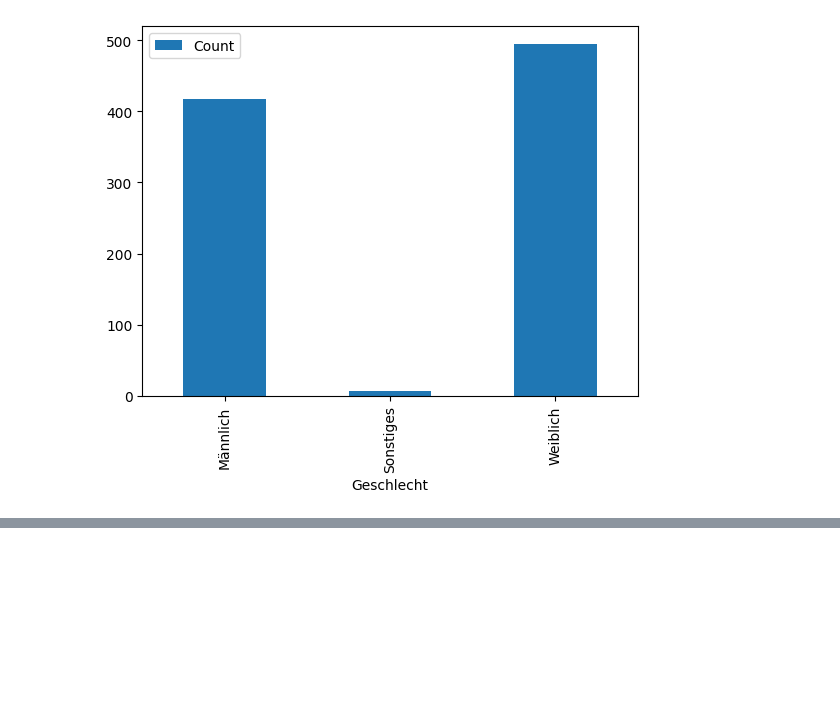
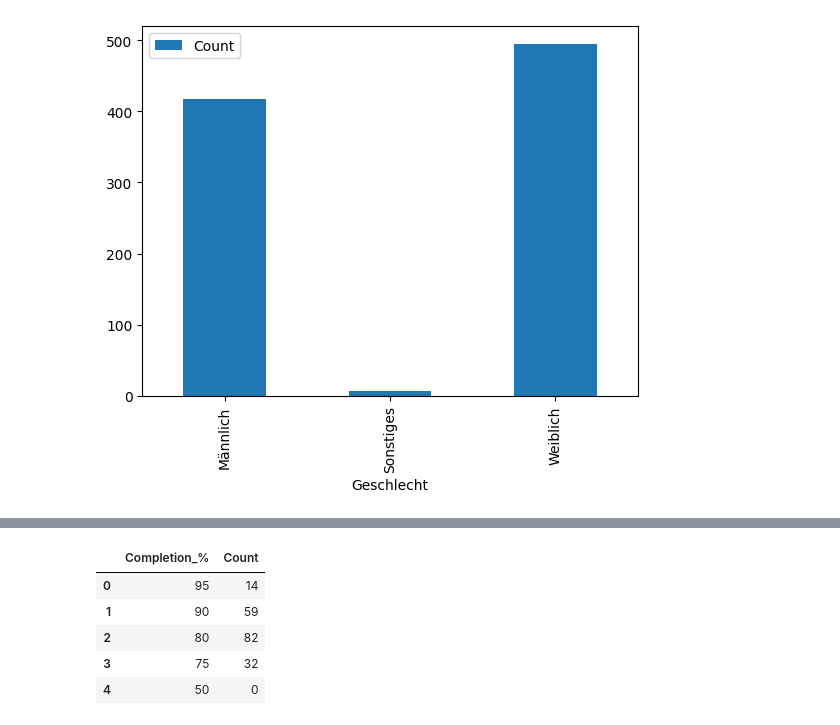
Before and after one commit to s2110458011/BA2024, a Jupyter notebook: src/Backend/playground.ipynb, the cells around one changed output, grey strips where cells are left out. Saved outputs shown, nothing was run; the diff lists cells and outputs as text; code cells hidden in the pictures; blank space fills up the shorter version.

```diff
--- a/src/Backend/playground.ipynb
+++ b/src/Backend/playground.ipynb
@@ -45,0 +70,9 @@ print('done')
+# %%
+survey1.surveycompletion_counts([95,90,80,75,50])
+# %% [output]
+|  | Completion_% | Count |
+| 0 | 95 | 14 |
+| 1 | 90 | 59 |
+| 2 | 80 | 82 |
+| 3 | 75 | 32 |
+| 4 | 50 | 0 |
```
Also changed, not shown: parts of 6 cells of this notebook.
